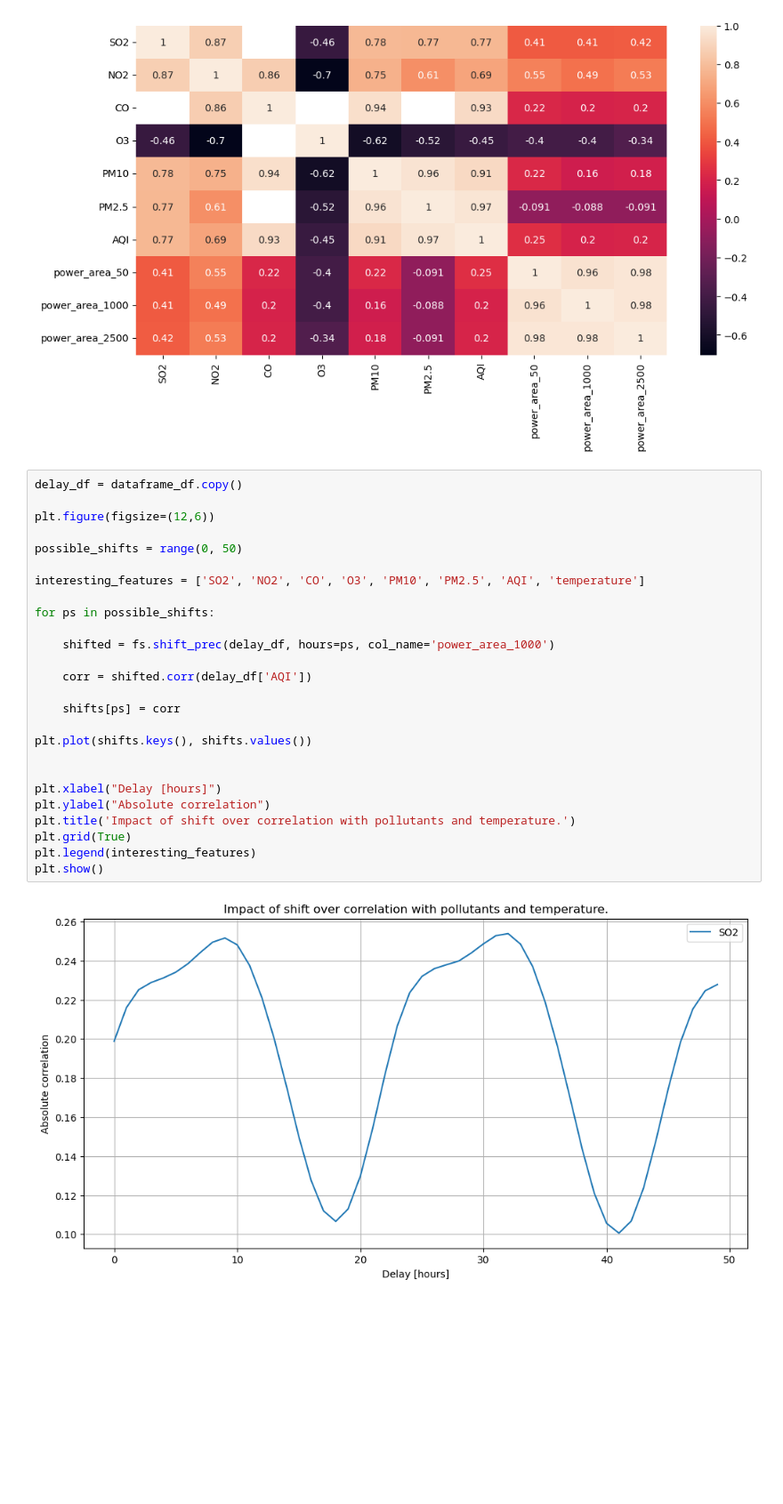
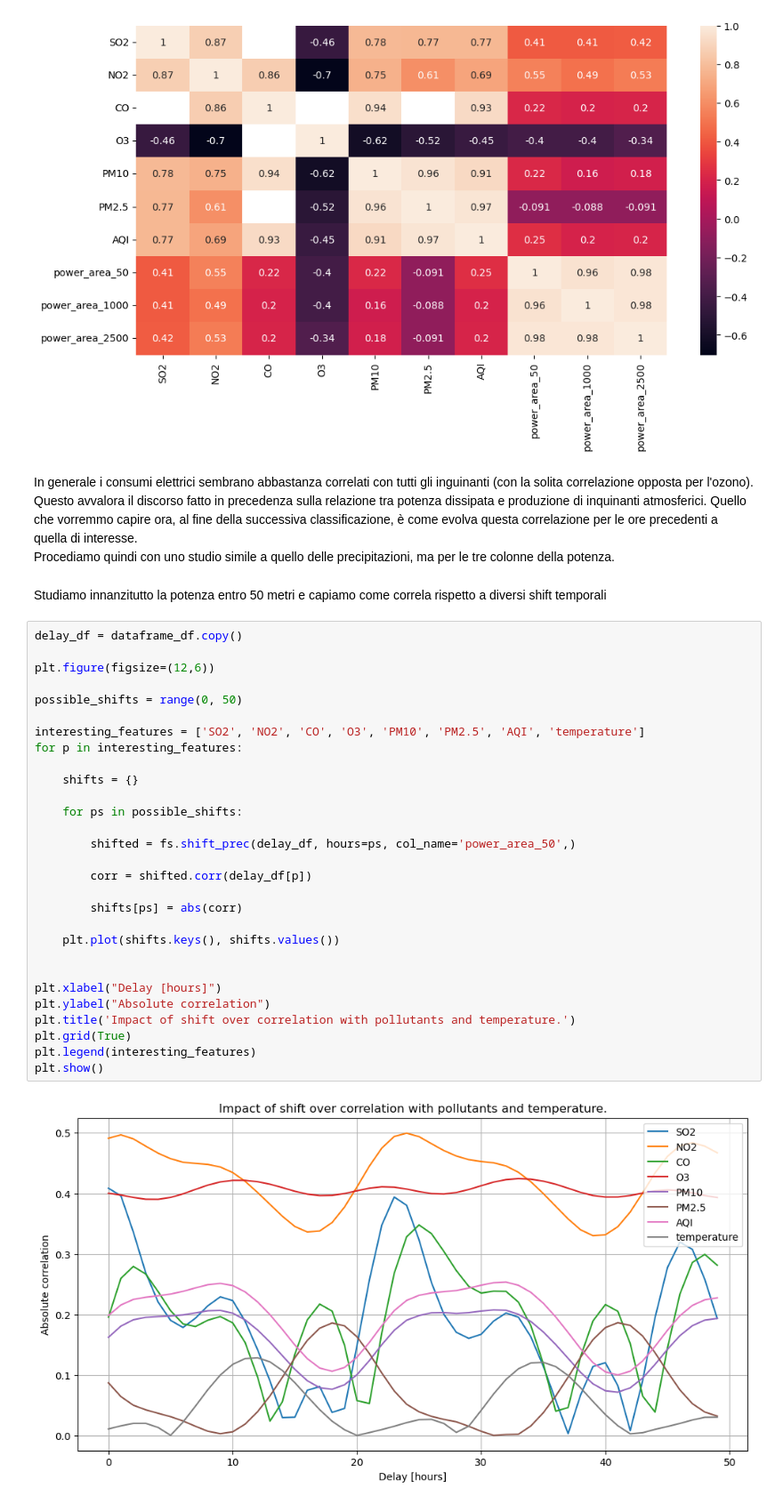
Before and after one commit to CarloDegasperi/DataScience, a Jupyter notebook: notebooks/02_exploratory_data_analysis.ipynb, the cells around one changed output. Shown at 89% size. Saved outputs shown, nothing was run; the diff lists cells and outputs as text; blank space fills up the shorter version.

Commit message:
fine EDA

```diff
--- a/notebooks/02_exploratory_data_analysis.ipynb
+++ b/notebooks/02_exploratory_data_analysis.ipynb
@@ -402,31 +401,39 @@ sns.heatmap(corr_df[analyzed_features].corr(), annot=True, ax=axes)
 plt.show()
 # %% [output]
 [figure]
+# %% [markdown]
+In generale i consumi elettrici sembrano abbastanza correlati con tutti gli inguinanti (con la solita correlazione opposta per l'ozono). Questo avvalora il discorso fatto in precedenza sulla relazione tra potenza dissipata e produzione di inquinanti atmosferici. Quello che vorremmo capire ora, al fine della successiva classificazione, è come evolva questa correlazione per le ore precedenti a quella di interesse.\
+Procediamo quindi con uno studio simile a quello delle precipitazioni, ma per le tre colonne della potenza.
+# %% [markdown]
+Studiamo innanzitutto la potenza entro 50 metri e capiamo come correla rispetto a diversi shift temporali
 # %%
 delay_df = dataframe_df.copy()
 
 plt.figure(figsize=(12,6))
 
 possible_shifts = range(0, 50)
 
 interesting_features = ['SO2', 'NO2', 'CO', 'O3', 'PM10', 'PM2.5', 'AQI', 'temperature']
+for p in interesting_features:
 
-for ps in possible_shifts:
+    shifts = {}
 
-    shifted = fs.shift_prec(delay_df, hours=ps, col_name='power_area_1000')
+    for ps in possible_shifts:
 
-    corr = shifted.corr(delay_df['AQI'])
+        shifted = fs.shift_prec(delay_df, hours=ps, col_name='power_area_50',)
 
-    shifts[ps] = corr
+        corr = shifted.corr(delay_df[p])
 
-plt.plot(shifts.keys(), shifts.values())
+        shifts[ps] = abs(corr)
+
+    plt.plot(shifts.keys(), shifts.values())
 
 
 plt.xlabel("Delay [hours]")
 plt.ylabel("Absolute correlation")
 plt.title('Impact of shift over correlation with pollutants and temperature.')
 plt.grid(True)
 plt.legend(interesting_features)
 plt.show()
 # %% [output]
-[figure, old version]
+[figure, new version]
```
Also changed, not shown: parts of 6 cells of this notebook.
